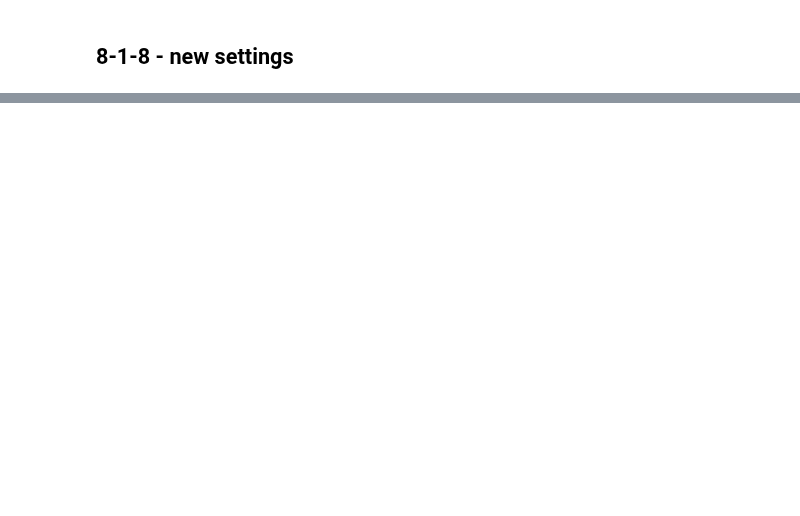
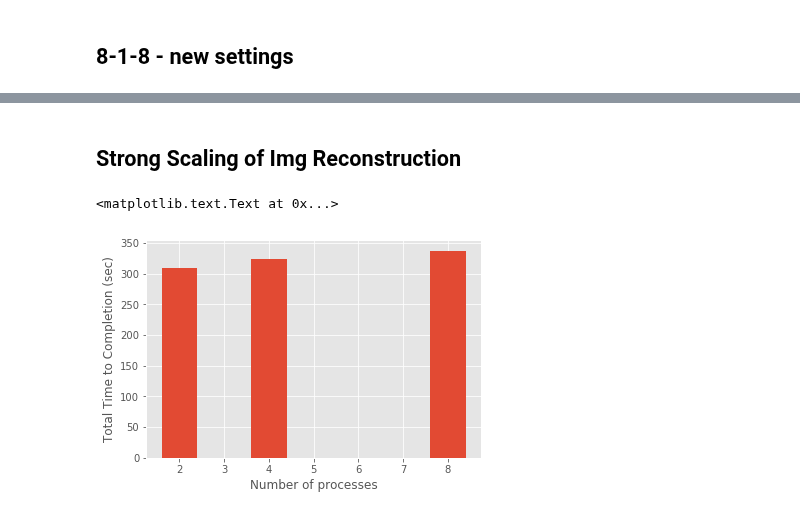
Before and after one commit to georgeha/lab_reports, a Jupyter notebook: Report_October_27.ipynb, the cells around one changed output, grey strips where cells are left out. Saved outputs shown, nothing was run; the diff lists cells and outputs as text; code cells hidden in the pictures; blank space fills up the shorter version.

```diff
--- a/Report_October_27.ipynb
+++ b/Report_October_27.ipynb
@@ -66,0 +220,11 @@ NameError: name 'avg_production_rate_8116' is not defined
+# %% [markdown]
+## Strong Scaling of Img Reconstruction
+# %%
+x = [2,4,8]
+y = [309,324,337.480]
+plt.bar(x,y)
+plt.xlabel('Number of processes')
+plt.ylabel('Total Time to Completion (sec)')
+# %% [output]
+<matplotlib.text.Text at 0x...>
+[figure, added]
```
Also changed, not shown: parts of 17 cells of this notebook.
